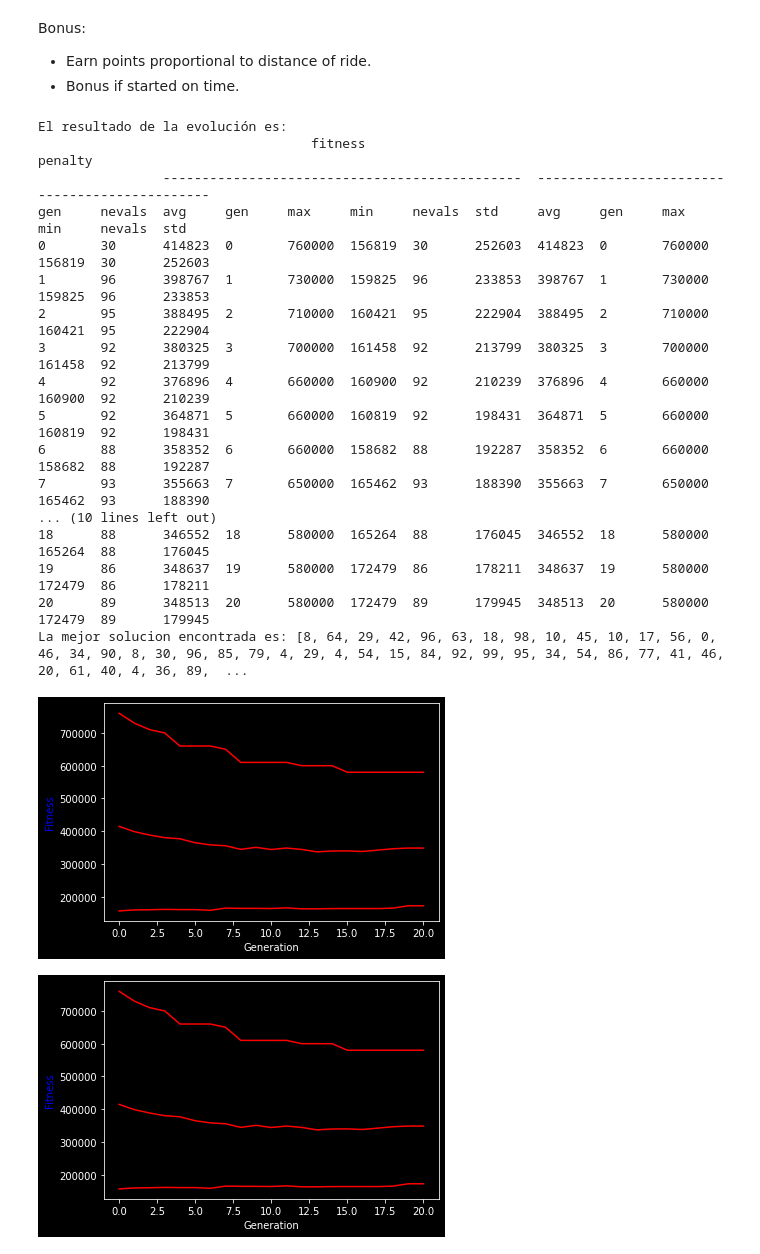
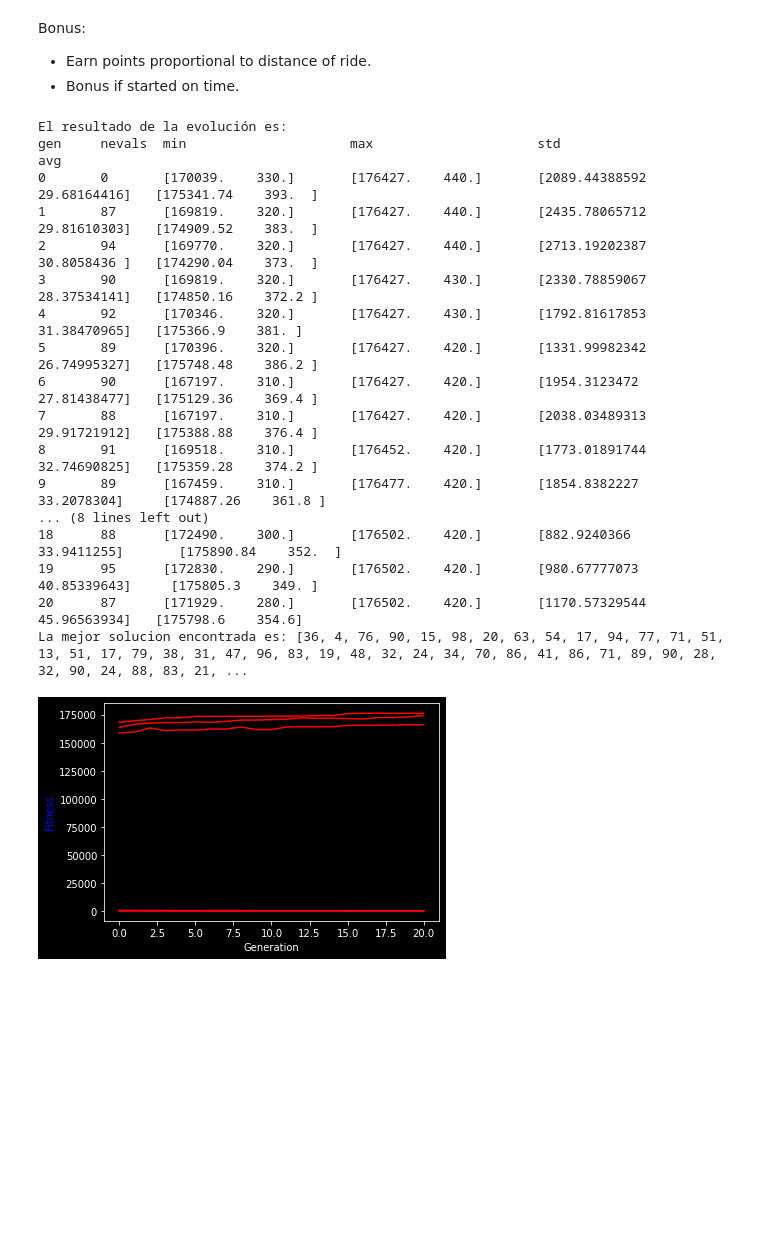
Before and after one commit to irg1008/COMPU_Practica01_02, a Jupyter notebook: src/sol/SolHash.ipynb, the cells around one changed output. Drawn from its saved outputs; the diff is of its cells as text; code cells hidden in the pictures; blank space fills up the shorter version.

Commit message:
Remaining changes to stats

```diff
--- a/src/sol/SolHash.ipynb
+++ b/src/sol/SolHash.ipynb
@@ -190,3 +181,9 @@ mstats.register("max", np.max)
+# %%
+stats = tools.Statistics(lambda ind: ind.fitness.values)
+stats.register("min", np.min, axis=0)
+stats.register("max", np.max, axis=0)
+stats.register("std", np.std, axis=0)
+stats.register("avg", np.average, axis=0)
 # %%
 NGEN = 20
 MU = 50
@@ -195,28 +192,24 @@ CXPB = 0.7
 MUTPB = 0.2
 
 pop, logbook = algorithms.eaMuPlusLambda(
-    pop, toolbox, MU, LAMBDA, CXPB, MUTPB, NGEN, mstats, halloffame=hof, verbose=False)
+    pop, toolbox, MU, LAMBDA, CXPB, MUTPB, NGEN, stats, halloffame=hof, verbose=False)
 
 best_sol = tools.selBest(pop, 1)[0]
-
-print(f"El resultado de la evolución es:")
-print(logbook)
-print(f"La mejor solucion encontrada es: {best_sol}")
 # %% [output]
 El resultado de la evolución es:
-                                   fitness                                         penalty
-                ----------------------------------------------  ----------------------------------------------
-gen     nevals  avg     gen     max     min     nevals  std     avg     gen     max     min     nevals  std
-0       30      414823  0       760000  156819  30      252603  414823  0       760000  156819  30      252603
-1       96      398767  1       730000  159825  96      233853  398767  1       730000  159825  96      233853
-2       95      388495  2       710000  160421  95      222904  388495  2       710000  160421  95      222904
-3       92      380325  3       700000  161458  92      213799  380325  3       700000  161458  92      213799
-4       92      376896  4       660000  160900  92      210239  376896  4       660000  160900  92      210239
-5       92      364871  5       660000  160819  92      198431  364871  5       660000  160819  92      198431
-6       88      358352  6       660000  158682  88      192287  358352  6       660000  158682  88      192287
-7       93      355663  7       650000  165462  93      188390  355663  7       650000  165462  93      188390
-... (10 lines left out)
-18      88      346552  18      580000  165264  88      176045  346552  18      580000  165264  88      176045
-19      86      348637  19      580000  172479  86      178211  348637  19      580000  172479  86      178211
-20      89      348513  20      580000  172479  89      179945  348513  20      580000  172479  89      179945
-La mejor solucion encontrada es: [8, 64, 29, 42, 96, 63, 18, 98, 10, 45, 10, 17, 56, 0, 46, 34, 90, 8, 30, 96, 85, 79, 4, 29, 4, 54, 15, 84, 92, 99, 95, 34, 54, 86, 77, 41, 46, 20, 61, 40, 4, 36, 89,  ...
+gen     nevals  min                     max                     std                             avg
+0       0       [170039.    330.]       [176427.    440.]       [2089.44388592   29.68164416]   [175341.74    393.  ]
+1       87      [169819.    320.]       [176427.    440.]       [2435.78065712   29.81610303]   [174909.52    383.  ]
+2       94      [169770.    320.]       [176427.    440.]       [2713.19202387   30.8058436 ]   [174290.04    373.  ]
+3       90      [169819.    320.]       [176427.    430.]       [2330.78859067   28.37534141]   [174850.16    372.2 ]
+4       92      [170346.    320.]       [176427.    430.]       [1792.81617853   31.38470965]   [175366.9    381. ]
+5       89      [170396.    320.]       [176427.    420.]       [1331.99982342   26.74995327]   [175748.48    386.2 ]
+6       90      [167197.    310.]       [176427.    420.]       [1954.3123472    27.81438477]   [175129.36    369.4 ]
+7       88      [167197.    310.]       [176427.    420.]       [2038.03489313   29.91721912]   [175388.88    376.4 ]
+8       91      [169518.    310.]       [176452.    420.]       [1773.01891744   32.74690825]   [175359.28    374.2 ]
+9       89      [167459.    310.]       [176477.    420.]       [1854.8382227   33.2078304]     [174887.26    361.8 ]
+... (8 lines left out)
+18      88      [172490.    300.]       [176502.    420.]       [882.9240366  33.9411255]       [175890.84    352.  ]
+19      95      [172830.    290.]       [176502.    420.]       [980.67777073  40.85339643]     [175805.3    349. ]
+20      87      [171929.    280.]       [176502.    420.]       [1170.57329544   45.96563934]   [175798.6    354.6]
+La mejor solucion encontrada es: [36, 4, 76, 90, 15, 98, 20, 63, 54, 17, 94, 77, 71, 51, 13, 51, 17, 79, 38, 31, 47, 96, 83, 19, 48, 32, 24, 34, 70, 86, 41, 86, 71, 89, 90, 28, 32, 90, 24, 88, 83, 21, ...
@@ -223,28 +220,22 @@ La mejor solucion encontrada es: [8, 64, 29, 42, 96, 63, 18, 98, 10, 45, 10, 17,
 # %%
-fitness = logbook.chapters["fitness"]
-penalty = logbook.chapters["penalty"]
-
-
 def plot(stats):
     gen = stats.select("gen")
     avgs = stats.select("avg")
     mins = stats.select("min")
     maxs = stats.select("max")
 
     fig = plt.figure()
 
     ax = plt.gca()
     line = ax.plot(gen, maxs, "r-", label="Average Fitness")
     line = ax.plot(gen, avgs, "r-", label="Average Fitness")
     line = ax.plot(gen, mins, "r-", label="Average Fitness")
     ax.set_xlabel("Generation")
     ax.set_ylabel("Fitness", color="b")
 
     plt.plot()
 
 
-plot(fitness)
-plot(penalty)
+plot(logbook)
 # %% [output]
-[figure, old version]
+[figure, new version]
-[figure, removed]
```
Also changed, not shown: parts of 3 cells of this notebook, 1 other file.
